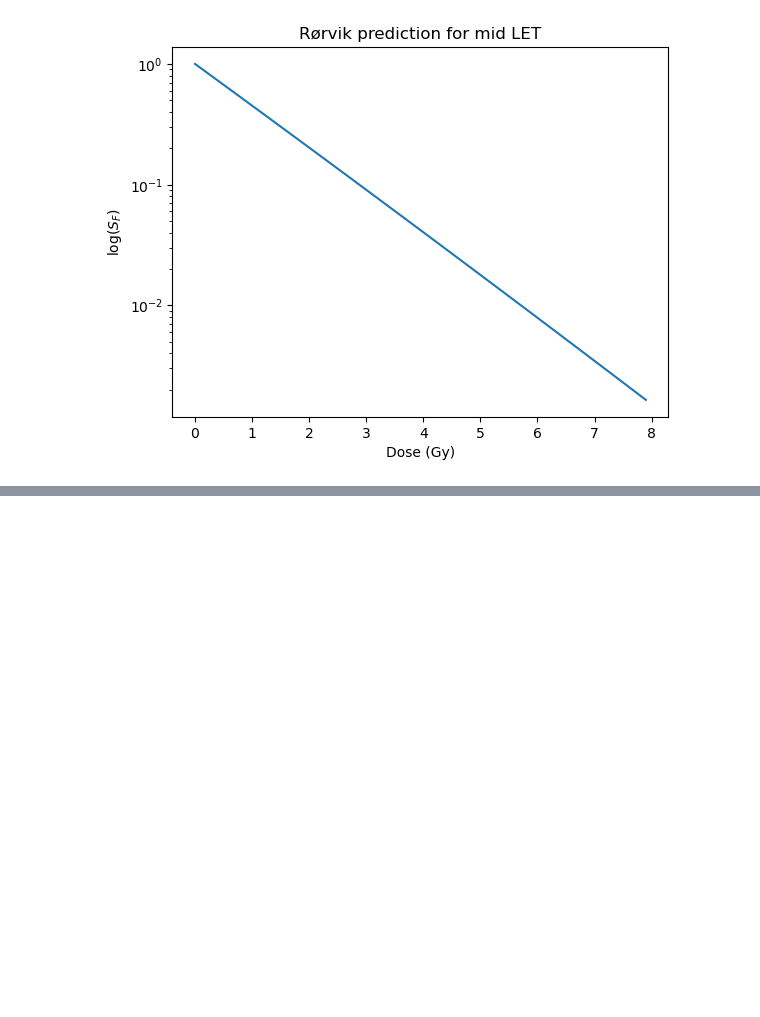
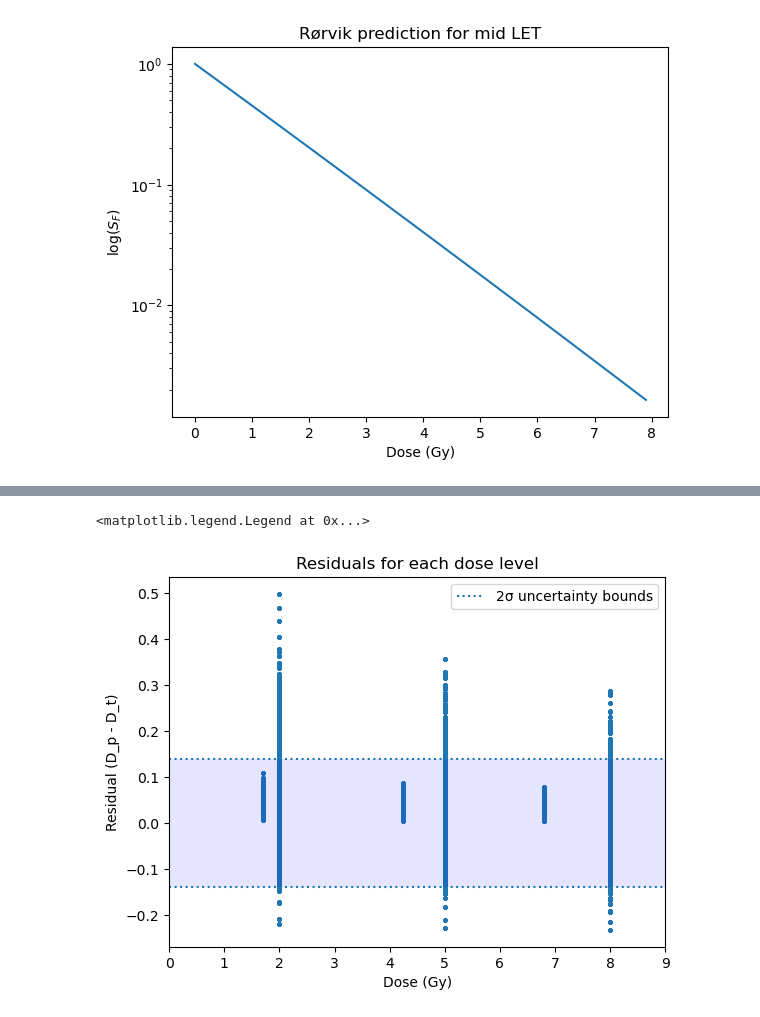
Before and after one commit to BrittHaanen15/Thesis_project, a Jupyter notebook: Python codes/Cell survival analysis aggregated data.ipynb, the cells around one changed output, grey strips where cells are left out. Drawn from its saved outputs; the diff is of its cells as text; code cells hidden in the pictures; blank space fills up the shorter version.

```diff
--- a/Python codes/Cell survival analysis aggregated data.ipynb
+++ b/Python codes/Cell survival analysis aggregated data.ipynb
@@ -529,0 +693,14 @@ Text(0, 0.5, 'log($S_F$)')
+# %%
+#Replot residuals with uncertainty bounds
+plt.scatter(Bootstrap_doses, Residuals, s=5)
+plt.xlabel("Dose (Gy)")
+plt.ylabel("Residual (D_p - D_t)")
+plt.title("Residuals for each dose level")
+plt.xlim([0, 9])
+plt.axhline(u, linestyle=":", label="2\u03C3 uncertainty bounds")
+plt.axhline(-u, linestyle=":")
+plt.axhspan(-u, u, facecolor='blue', alpha=0.1)
+plt.legend()
+# %% [output]
+<matplotlib.legend.Legend at 0x...>
+[figure, added]
```
Also changed, not shown: parts of 9 cells of this notebook.
